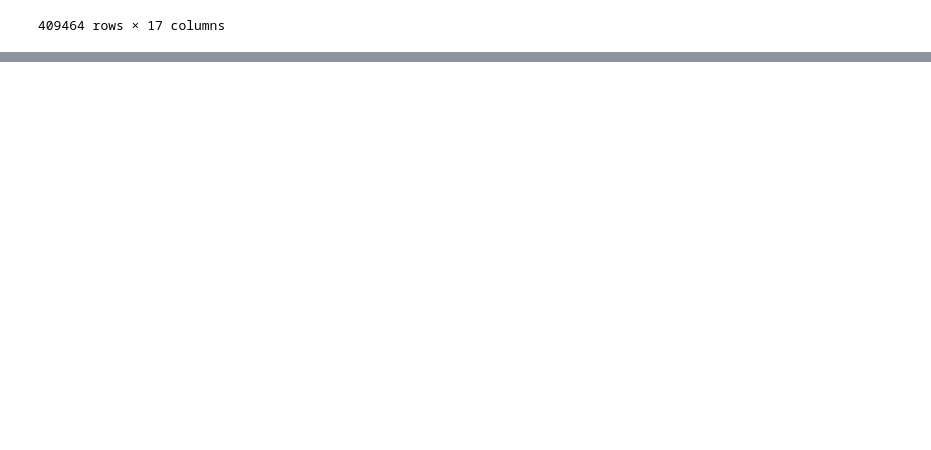
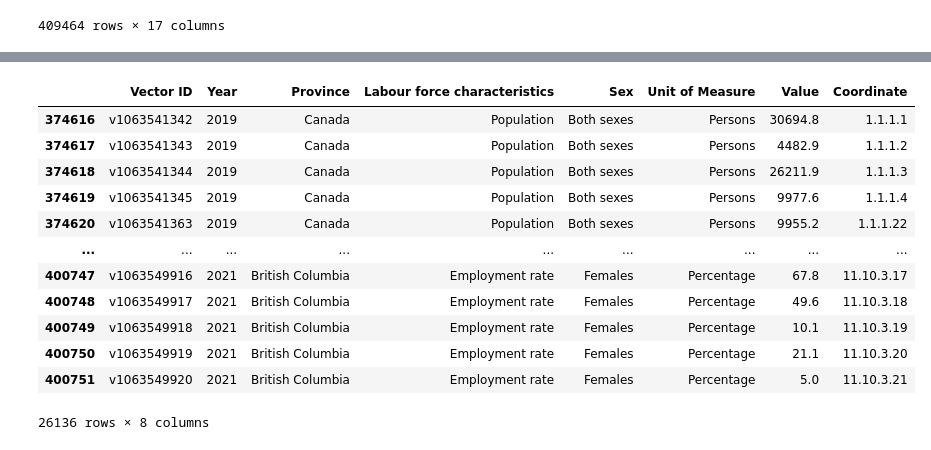
Before and after one commit to qudsia99/Project3-group4, a Jupyter notebook: jupyter_notebooks/employement_qudsia.ipynb, the cells around one changed output, grey strips where cells are left out. Drawn from its saved outputs; the diff is of its cells as text; code cells hidden in the pictures; blank space fills up the shorter version.

```diff
--- a/jupyter_notebooks/employement_qudsia.ipynb
+++ b/jupyter_notebooks/employement_qudsia.ipynb
@@ -50,0 +61,12 @@ reduced_df = employ_df[['REF_DATE','GEO','DGUID','UOM','Labour force characteris
+# %%
+# Rename columns
+renamed_df = reduced_df.rename(columns={
+     "VECTOR" : "Vector ID",
+     "REF_DATE" : "Year",
+     "GEO" : "Province",
+     "UOM" : "Unit of Measure",
+     "VALUE": "Value",
+     "COORDINATE" : "Coordinate"
+})
+
+renamed_df.head()
@@ -50,0 +82,18 @@ reduced_df = employ_df[['REF_DATE','GEO','DGUID','UOM','Labour force characteris
+# %%
+# Filtering by the years 2019-2021
+years_df = renamed_df.loc[renamed_df['Year'].isin([2019, 2020, 2021])]
+years_df
+# %% [output]
+|  | Vector ID | Year | Province | Labour force characteristics | Sex | Unit of Measure | Value | Coordinate |
+| 374616 | v1063541342 | 2019 | Canada | Population | Both sexes | Persons | 30694.8 | 1.1.1.1 |
+| 374617 | v1063541343 | 2019 | Canada | Population | Both sexes | Persons | 4482.9 | 1.1.1.2 |
+| 374618 | v1063541344 | 2019 | Canada | Population | Both sexes | Persons | 26211.9 | 1.1.1.3 |
+| 374619 | v1063541345 | 2019 | Canada | Population | Both sexes | Persons | 9977.6 | 1.1.1.4 |
+| 374620 | v1063541363 | 2019 | Canada | Population | Both sexes | Persons | 9955.2 | 1.1.1.22 |
+| ... | ... | ... | ... | ... | ... | ... | ... | ... |
+| 400747 | v1063549916 | 2021 | British Columbia | Employment rate | Females | Percentage | 67.8 | 11.10.3.17 |
+| 400748 | v1063549917 | 2021 | British Columbia | Employment rate | Females | Percentage | 49.6 | 11.10.3.18 |
+| 400749 | v1063549918 | 2021 | British Columbia | Employment rate | Females | Percentage | 10.1 | 11.10.3.19 |
+| 400750 | v1063549919 | 2021 | British Columbia | Employment rate | Females | Percentage | 21.1 | 11.10.3.20 |
+| 400751 | v1063549920 | 2021 | British Columbia | Employment rate | Females | Percentage | 5.0 | 11.10.3.21 |
+26136 rows × 8 columns
```
Also changed, not shown: parts of 9 cells of this notebook.
